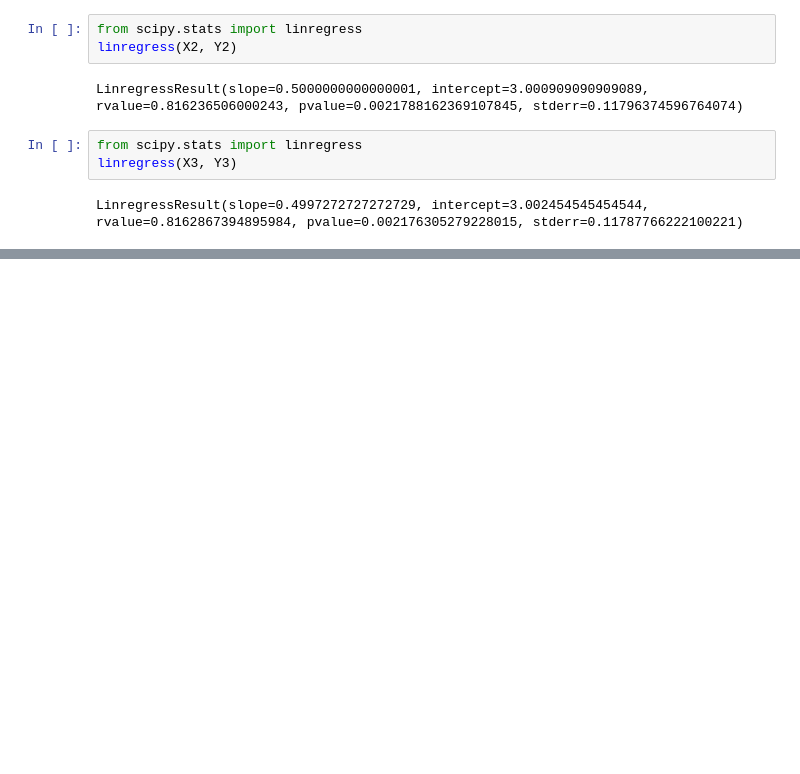
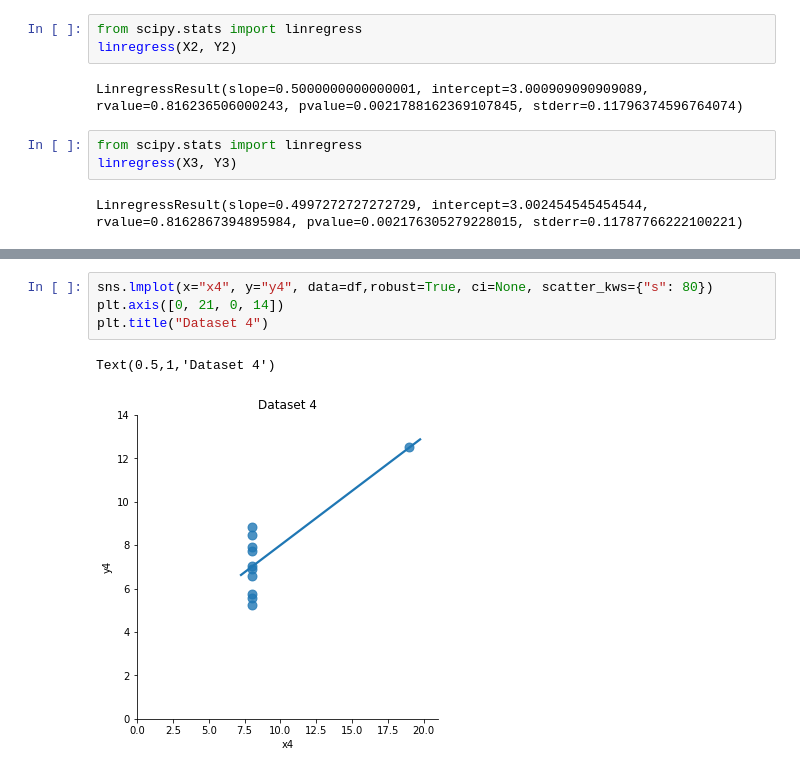
Before and after one commit to MichaelORegan/52446-FUNDAMENTALS-OF-DATA-ANALYSIS-ASSIGNMENTS, a Jupyter notebook: Anscombe Quartet.ipynb, the cells around one changed output, grey strips where cells are left out. Saved outputs shown, nothing was run; the diff lists cells and outputs as text; blank space fills up the shorter version.

```diff
--- a/Anscombe Quartet.ipynb
+++ b/Anscombe Quartet.ipynb
@@ -104,3 +142,10 @@ LinregressResult(slope=0.4997272727272729, intercept=3.002454545454544, rvalue=0
+# %%
+sns.lmplot(x="x4", y="y4", data=df,robust=True, ci=None, scatter_kws={"s": 80})
+plt.axis([0, 21, 0, 14])
+plt.title("Dataset 4")
+# %% [output]
+Text(0.5,1,'Dataset 4')
+[figure, added]
 # %% [markdown]
 ## References
 
```
Also changed, not shown: parts of 14 cells of this notebook.
